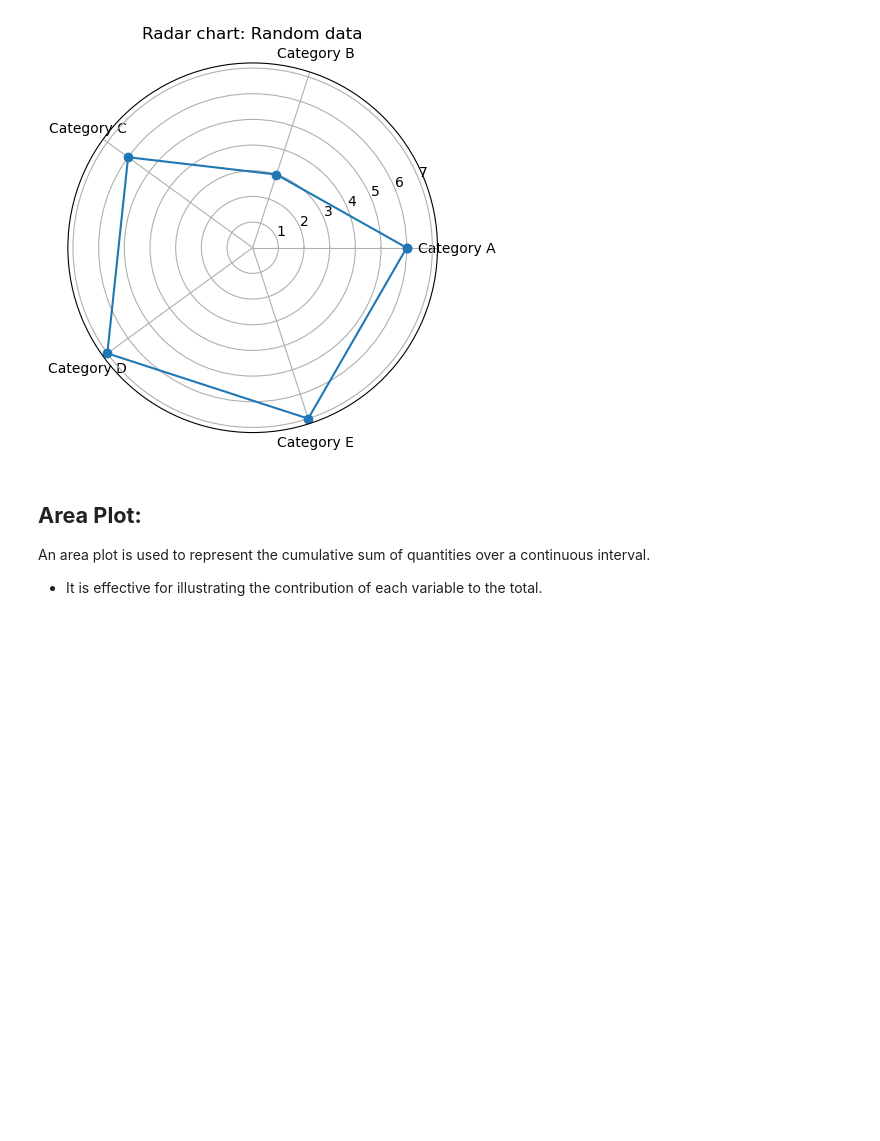
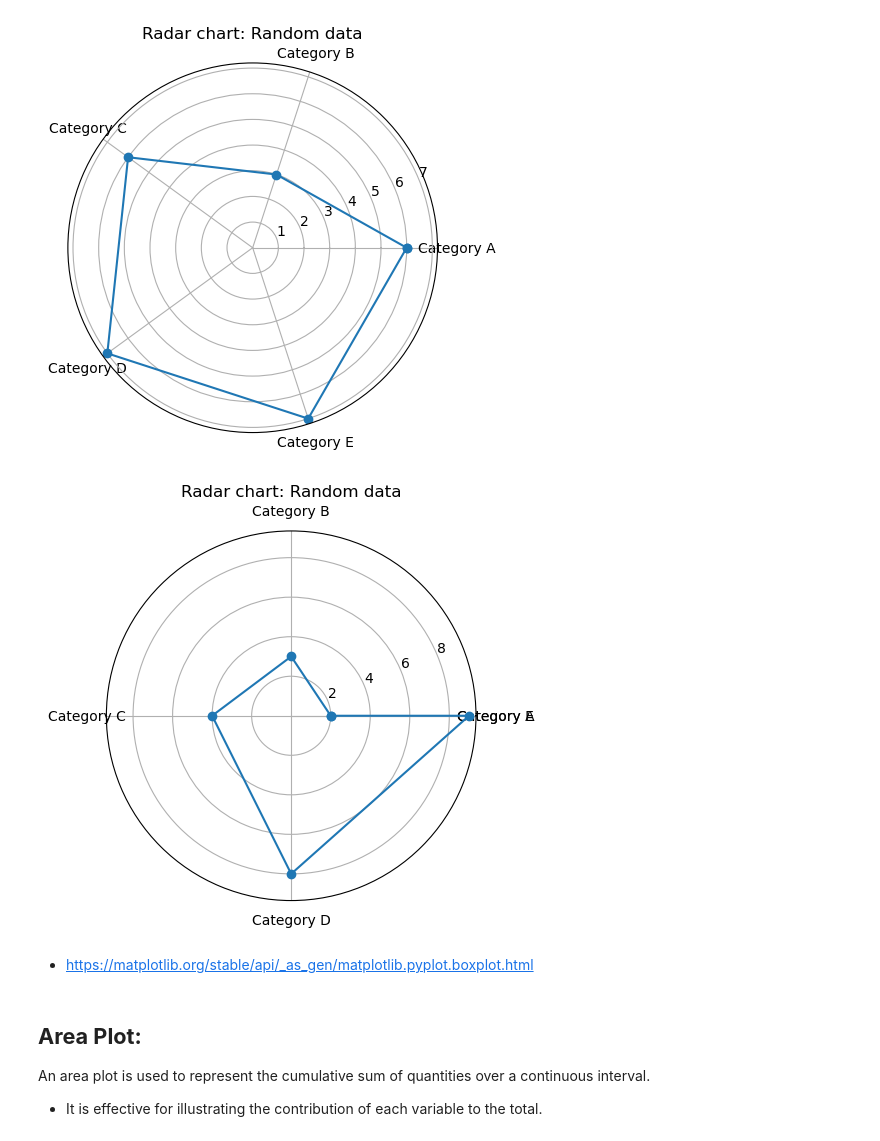
Before and after one commit to FaizHamid/AI_ML_STEP_BY_STEP, a Jupyter notebook: C_Applied Data Science with Python/5.0.1_Introduction_to_Data_Visualization_solution.ipynb, the cells around one changed output. Drawn from its saved outputs; the diff is of its cells as text; code cells hidden in the pictures; blank space fills up the shorter version.

```diff
--- a/C_Applied Data Science with Python/5.0.1_Introduction_to_Data_Visualization_solution.ipynb
+++ b/C_Applied Data Science with Python/5.0.1_Introduction_to_Data_Visualization_solution.ipynb
@@ -220,6 +224,30 @@ plt.title('Radar chart: Random data')
 plt.show()
 # %% [output]
 [figure]
+# %%
+import matplotlib.pyplot as plt
+import numpy as np
+
+# Generate random data for a radar chart
+categories = ['Category A', 'Category B', 'Category C', 'Category D', 'Category E']
+data = np.random.randint(1, 10, len(categories))
+
+# Create a radar chart
+angles = np.linspace(0, 2 * np.pi, len(categories), endpoint=True)
+data = np.concatenate((data, [data[0]]))
+angles = np.concatenate((angles, [angles[0]]))
+plt.polar(angles, data, marker='o')
+
+# Add labels
+plt.thetagrids(np.degrees(angles[:-1]), labels=categories)
+
+# Show the plot
+plt.title('Radar chart: Random data')
+plt.show()
+# %% [output]
+[figure, added]
+# %% [markdown]
+* https://matplotlib.org/stable/api/_as_gen/matplotlib.pyplot.boxplot.html
 # %% [markdown]
 ## __Area Plot:__
 An area plot is used to represent the cumulative sum of quantities over a continuous interval.
```
Also changed, not shown: parts of 20 cells of this notebook, 3 other files.
